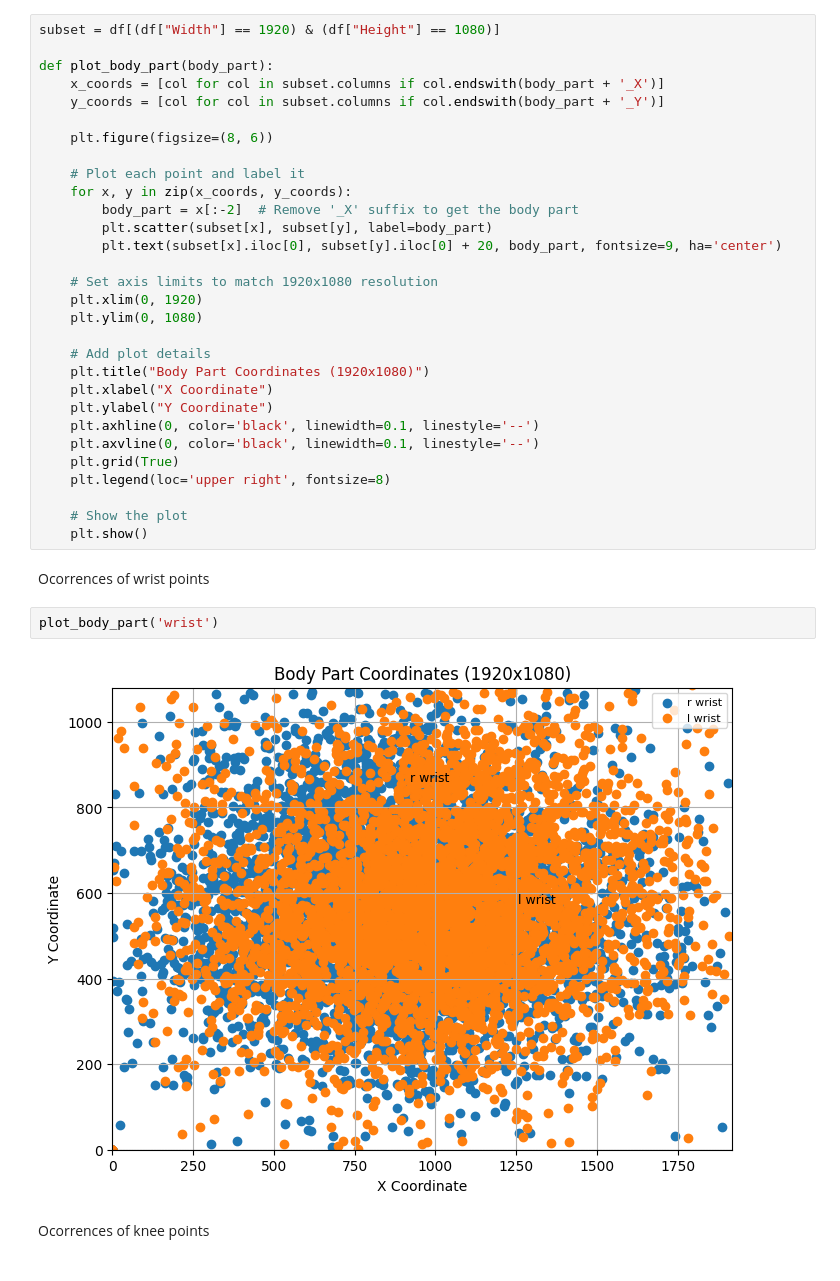
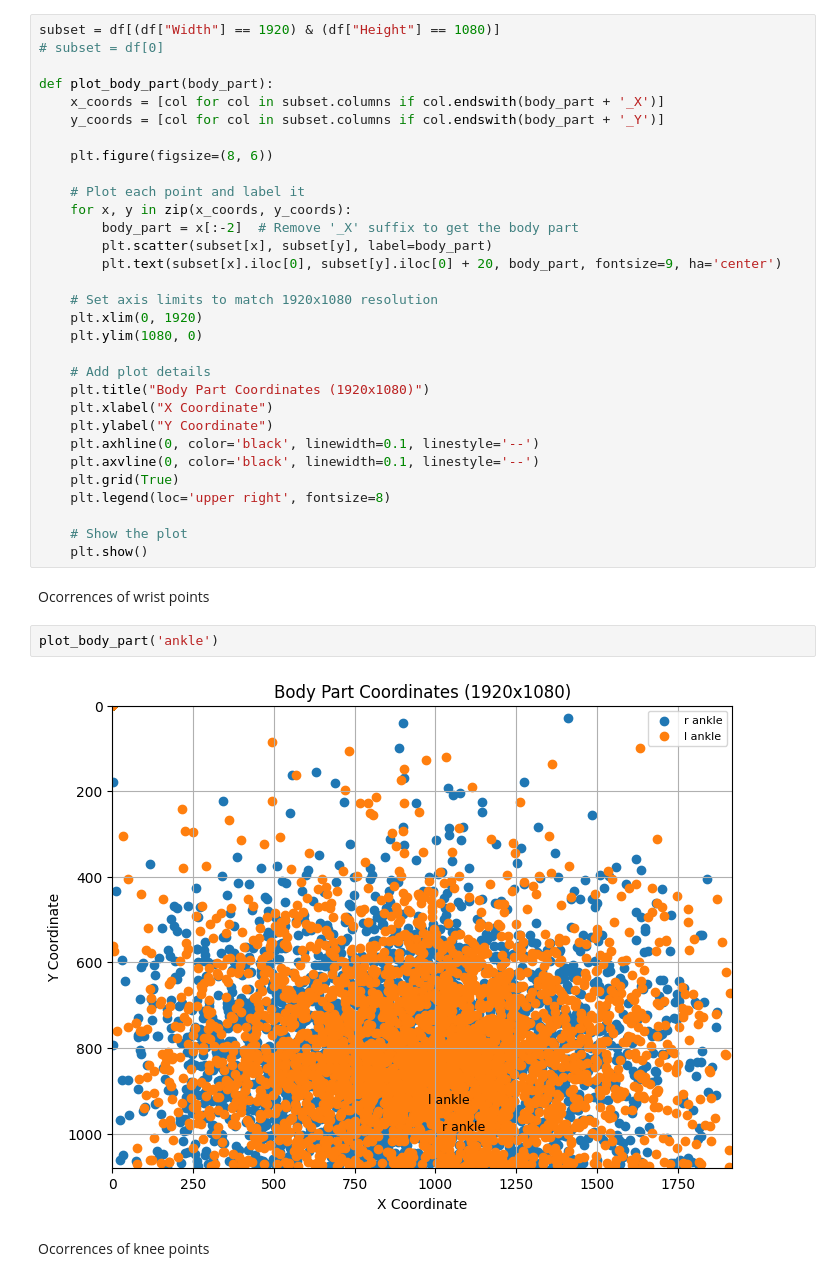
Before and after one commit to bernaprioste1704/LimbsID-Samsung-Final-Project, a Jupyter notebook: EDA/EDAmpii.ipynb, the cells around one changed output. Drawn from its saved outputs; the diff is of its cells as text.

```diff
--- a/EDA/EDAmpii.ipynb
+++ b/EDA/EDAmpii.ipynb
@@ -326,5 +342,6 @@ plt.show()
 # %%
 subset = df[(df["Width"] == 1920) & (df["Height"] == 1080)]
+# subset = df[0]
 
 def plot_body_part(body_part):
 	x_coords = [col for col in subset.columns if col.endswith(body_part + '_X')]
@@ -340,7 +357,7 @@ def plot_body_part(body_part):
 
 	# Set axis limits to match 1920x1080 resolution
 	plt.xlim(0, 1920)
-	plt.ylim(0, 1080)
+	plt.ylim(1080, 0)
 
 	# Add plot details
 	plt.title("Body Part Coordinates (1920x1080)")
@@ -356,9 +373,9 @@ def plot_body_part(body_part):
 # %% [markdown]
 Ocorrences of wrist points
 # %%
-plot_body_part('wrist')
+plot_body_part('ankle')
 # %% [output]
-[figure, old version]
+[figure, new version]
 # %% [markdown]
 Ocorrences of knee points
 # %%
```
Also changed, not shown: parts of 7 cells of this notebook.
